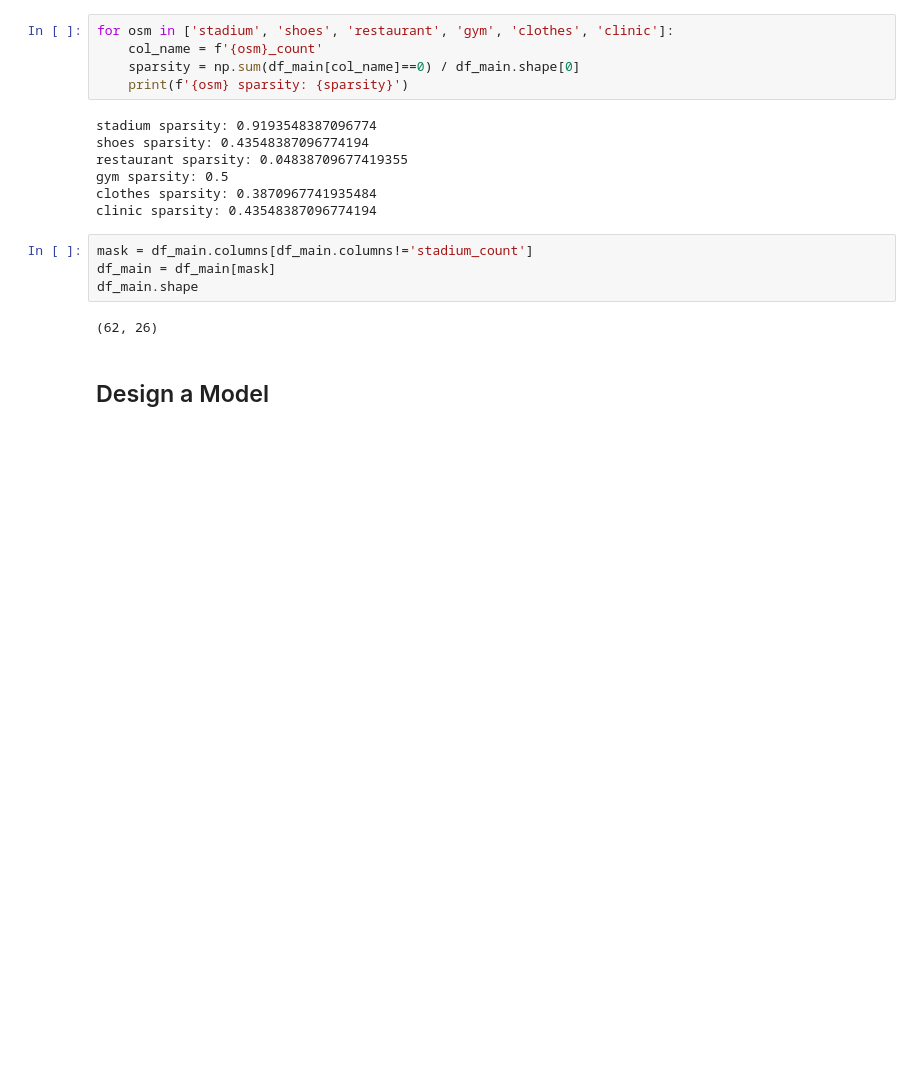
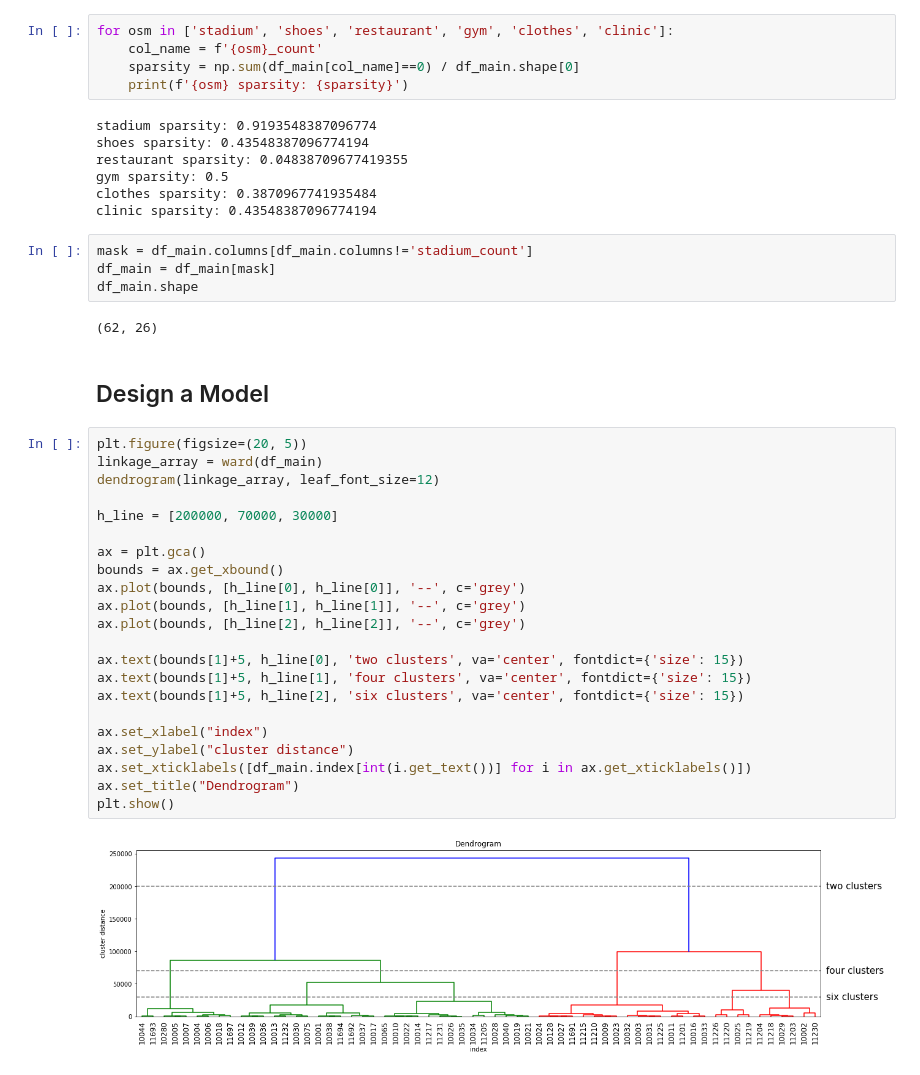
Before and after one commit to pinhao1994/ads-on-the-run, a Jupyter notebook: cluster/cluster_advance.ipynb, the cells around one changed output. Cells and saved outputs as stored; diff of their text form; blank space fills up the shorter version.

Commit message:
exploration of clusters model

```diff
--- a/cluster/cluster_advance.ipynb
+++ b/cluster/cluster_advance.ipynb
@@ -42,4 +46,28 @@ df_main.shape
 (62, 26)
 # %% [markdown]
 ## Design a Model
+# %%
+plt.figure(figsize=(20, 5))
+linkage_array = ward(df_main)
+dendrogram(linkage_array, leaf_font_size=12)
+
+h_line = [200000, 70000, 30000]
+
+ax = plt.gca()
+bounds = ax.get_xbound()
+ax.plot(bounds, [h_line[0], h_line[0]], '--', c='grey')
+ax.plot(bounds, [h_line[1], h_line[1]], '--', c='grey')
+ax.plot(bounds, [h_line[2], h_line[2]], '--', c='grey')
+
+ax.text(bounds[1]+5, h_line[0], 'two clusters', va='center', fontdict={'size': 15})
+ax.text(bounds[1]+5, h_line[1], 'four clusters', va='center', fontdict={'size': 15})
+ax.text(bounds[1]+5, h_line[2], 'six clusters', va='center', fontdict={'size': 15})
+
+ax.set_xlabel("index")
+ax.set_ylabel("cluster distance")
+ax.set_xticklabels([df_main.index[int(i.get_text())] for i in ax.get_xticklabels()])
+ax.set_title("Dendrogram")
+plt.show()
+# %% [output]
+[figure, added]
 # %%
```
Also changed, not shown: parts of 13 cells of this notebook, 1 other file.
